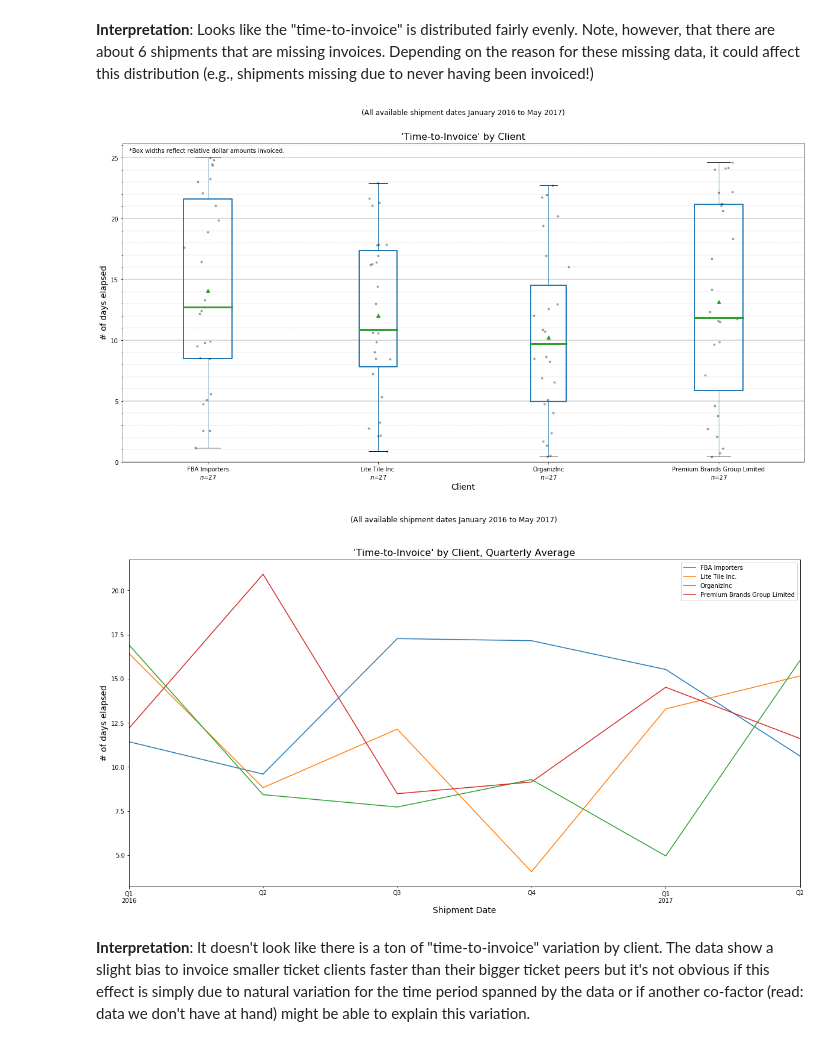
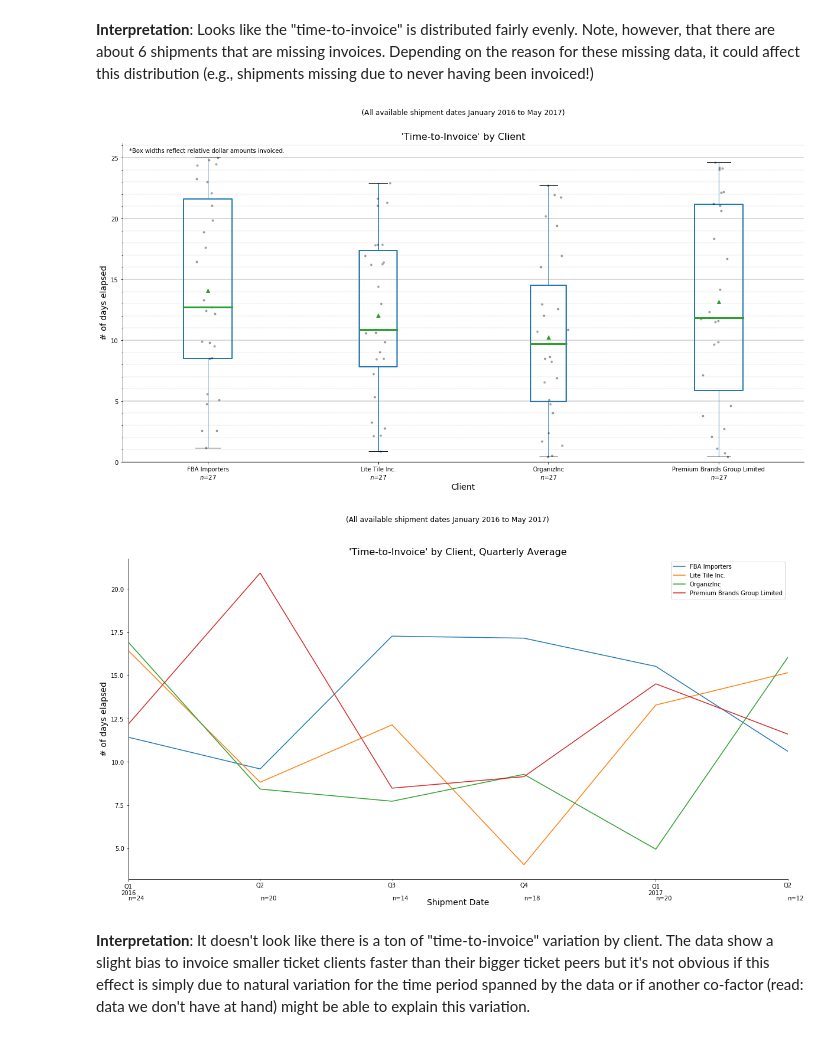
Before and after one commit to Per48edjes/Flexport-Take-Home, a Jupyter notebook: Flexport Take-Home.ipynb, the cells around one changed output. Cells and saved outputs as stored; diff of their text form; code cells hidden in the pictures.

```diff
--- a/Flexport Take-Home.ipynb
+++ b/Flexport Take-Home.ipynb
@@ -405,30 +414,52 @@ ax.yaxis.grid(which="major", color='k', linestyle='-', linewidth=.3)
 ax.spines['bottom'].set_position(('data', 0))
 ax.set_ylim(bottom=0)
 
+
+# Hide the right and top spines
+ax.spines['right'].set_visible(False)
+ax.spines['top'].set_visible(False)
+
+
 plt.show()
 # %% [output]
-[figure, old version]
+[figure, new version]
 # %%
 ### Trend of invoicing by client
 multiple_ts_invoices_by_client = ship_inv_df.sort_values(["client_name", "shipment_date"]).set_index(["client_name", "shipment_date"])["ship_inv_date_diff_days"]
 
 ## Plot
 fig, ax = plt.subplots(figsize=(20,10))
 for client in multiple_ts_invoices_by_client.index.levels[0]:
     multiple_ts_invoices_by_client.loc[client].resample('1Q').mean().plot()
 
 plt.legend(labels=multiple_ts_invoices_by_client.index.levels[0])
 
 # Titles, labels
 plt.suptitle('(All available shipment dates January 2016 to May 2017)')
 ax.set_title("'Time-to-Invoice' by Client, Quarterly Average", size=16)
 ax.set_ylabel("# of days elapsed", size=14)
 ax.set_xlabel('Shipment Date', size=14)
 
 
+# Hide the right and top spines
+ax.spines['right'].set_visible(False)
+ax.spines['top'].set_visible(False)
+
+# Label number of data points
+multiple_ts_invoices = ship_inv_df.sort_values(["shipment_date"]).set_index(["shipment_date"])["ship_inv_date_diff_days"]
+n = multiple_ts_invoices.resample('1Q').count().values
+locs = [0.0,.2,.4,.6,.8,1]
+labels = ['Q1 2016', 'Q2 2016', 'Q3 2016', 'Q4 2016', 'Q1 2017', 'Q2 2017']
+
+# Label number of data points
+for i, x in enumerate(locs):
+    ax.annotate(f"n={n[i]}",
+            xy=(locs[i], -0.05), xycoords='axes fraction',
+            horizontalalignment='left', verticalalignment='top')
+
 plt.show()
 # %% [output]
-[figure, old version]
+[figure, new version]
 # %% [markdown]
 **Interpretation**: It doesn't look like there is a ton of "time-to-invoice" variation by client. The data show a slight bias to invoice smaller ticket clients faster than their bigger ticket peers but it's not obvious if this effect is simply due to natural variation for the time period spanned by the data or if another co-factor (read: data we don't have at hand) might be able to explain this variation.
 # %% [markdown]
```
Also changed, not shown: parts of 20 cells of this notebook, 1 other file.
